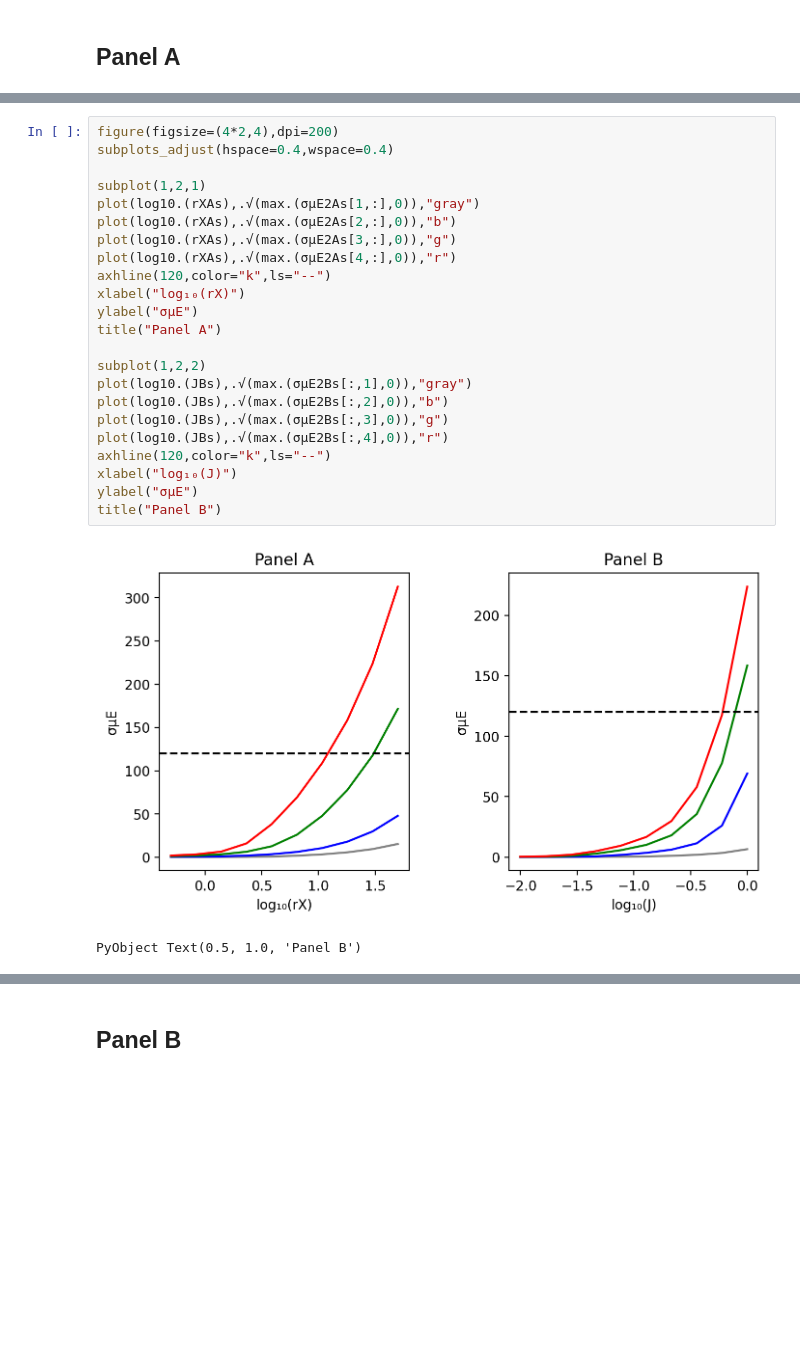
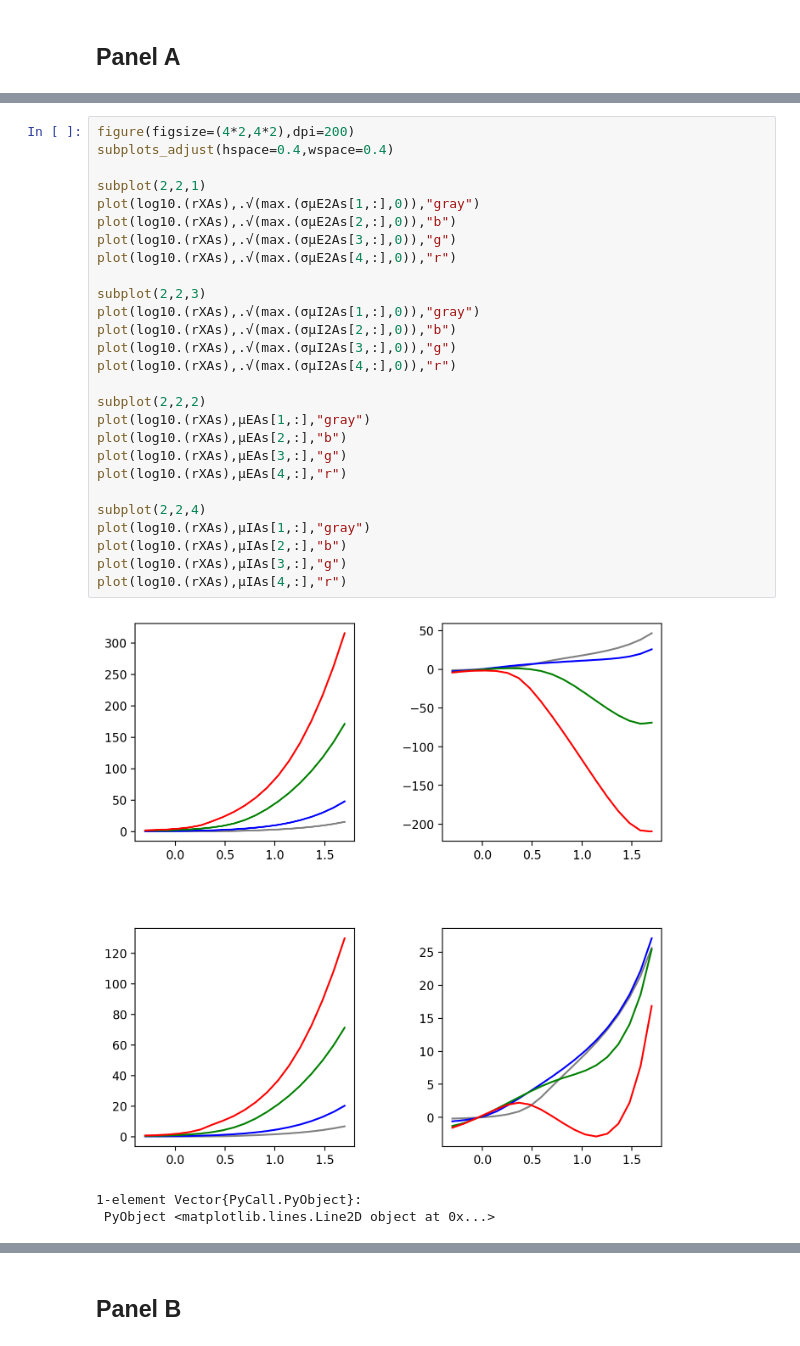
Before and after one commit to AddingAddict/OptoStimDMFT, a Jupyter notebook: Opto Stim Plots.ipynb, the cells around one changed output, grey strips where cells are left out. Drawn from its saved outputs; the diff is of its cells as text; blank space fills up the shorter version.

```diff
--- a/Opto Stim Plots.ipynb
+++ b/Opto Stim Plots.ipynb
@@ -1085,27 +1758,32 @@ ylabel("ρrΔr/σΔr²")
 PyObject Text(48.000000000000014, 0.5, 'ρrΔr/σΔr²')
 # %%
-figure(figsize=(4*2,4),dpi=200)
+figure(figsize=(4*2,4*2),dpi=200)
 subplots_adjust(hspace=0.4,wspace=0.4)
 
-subplot(1,2,1)
+subplot(2,2,1)
 plot(log10.(rXAs),.√(max.(σμE2As[1,:],0)),"gray")
 plot(log10.(rXAs),.√(max.(σμE2As[2,:],0)),"b")
 plot(log10.(rXAs),.√(max.(σμE2As[3,:],0)),"g")
 plot(log10.(rXAs),.√(max.(σμE2As[4,:],0)),"r")
-axhline(120,color="k",ls="--")
-xlabel("log₁₀(rX)")
-ylabel("σμE")
-title("Panel A")
 
-subplot(1,2,2)
-plot(log10.(JBs),.√(max.(σμE2Bs[:,1],0)),"gray")
-plot(log10.(JBs),.√(max.(σμE2Bs[:,2],0)),"b")
-plot(log10.(JBs),.√(max.(σμE2Bs[:,3],0)),"g")
-plot(log10.(JBs),.√(max.(σμE2Bs[:,4],0)),"r")
-axhline(120,color="k",ls="--")
-xlabel("log₁₀(J)")
-ylabel("σμE")
-title("Panel B")
+subplot(2,2,3)
+plot(log10.(rXAs),.√(max.(σμI2As[1,:],0)),"gray")
+plot(log10.(rXAs),.√(max.(σμI2As[2,:],0)),"b")
+plot(log10.(rXAs),.√(max.(σμI2As[3,:],0)),"g")
+plot(log10.(rXAs),.√(max.(σμI2As[4,:],0)),"r")
+
+subplot(2,2,2)
+plot(log10.(rXAs),μEAs[1,:],"gray")
+plot(log10.(rXAs),μEAs[2,:],"b")
+plot(log10.(rXAs),μEAs[3,:],"g")
+plot(log10.(rXAs),μEAs[4,:],"r")
+
+subplot(2,2,4)
+plot(log10.(rXAs),μIAs[1,:],"gray")
+plot(log10.(rXAs),μIAs[2,:],"b")
+plot(log10.(rXAs),μIAs[3,:],"g")
+plot(log10.(rXAs),μIAs[4,:],"r")
 # %% [output]
-[figure, old version]
+[figure, new version]
-PyObject Text(0.5, 1.0, 'Panel B')
+1-element Vector{PyCall.PyObject}:
+ PyObject <matplotlib.lines.Line2D object at 0x...>
```
Also changed, not shown: parts of 61 cells of this notebook, 2 other files.
